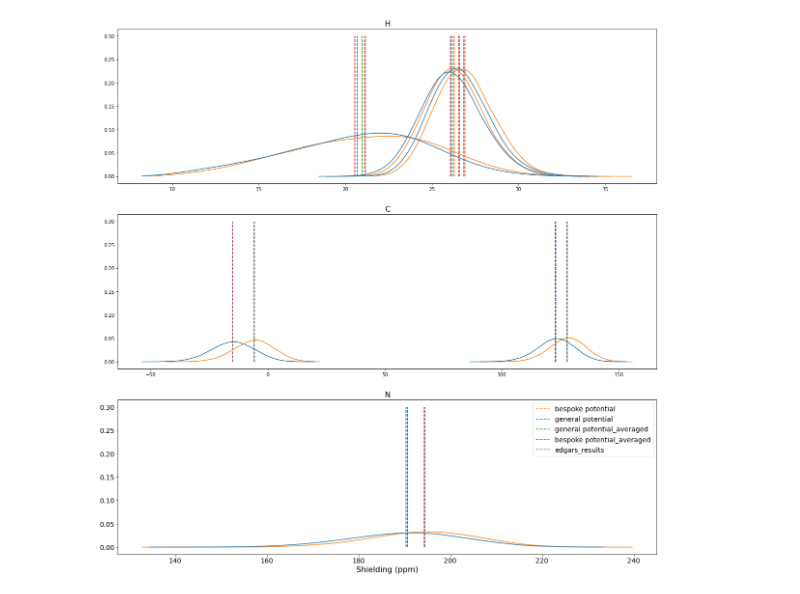
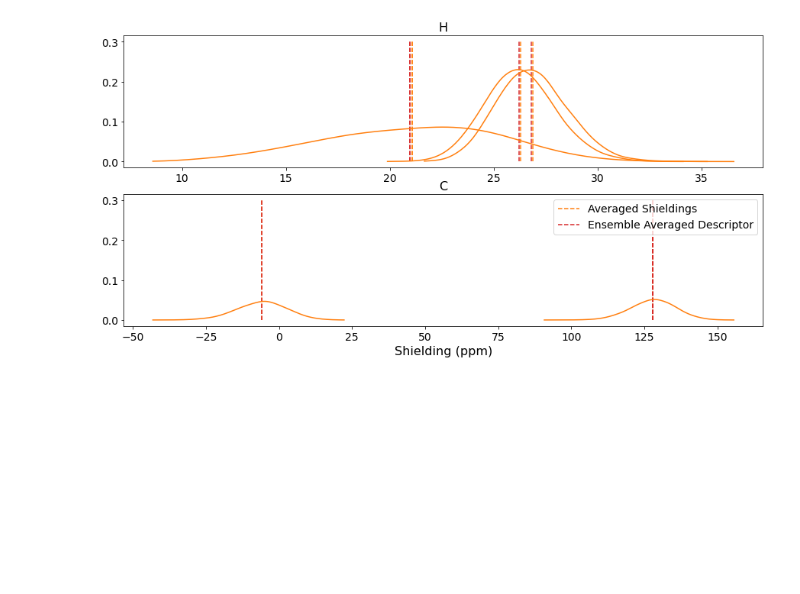
Before and after one commit to emmalumi/master_project, a Jupyter notebook: glycine_test/analyze_shieldings.ipynb, the cells around one changed output. Cells and saved outputs as stored; diff of their text form; code cells hidden in the pictures; blank space fills up the shorter version.

```diff
--- a/glycine_test/analyze_shieldings.ipynb
+++ b/glycine_test/analyze_shieldings.ipynb
@@ -151,23 +152,23 @@ plot_shieldings(gamma_cs_lmp, ax, fig, colors[1], "bespoke potential", symbols_t
 # %%
 beta_cs_lmp, beta_cs_lmp_err = process(lmp_traj_beta, beta_shieldings)
 beta_cs_mlp, beta_cs_mlp_err = process(mlp_traj_beta, beta_shieldings)
 
 beta_cs_lmp_ave, _ = process([lmp_traj_ave_beta], beta_shieldings)
 beta_cs_mlp_ave, _ = process([mlp_traj_ave_beta], beta_shieldings)
 
-symbols_to_plot = [1,6,7]
+symbols_to_plot = [1,6]
 
 fig, ax = plt.subplots(ncols=1, nrows=len(symbols_to_plot), sharey=True)
-fig.set_figheight(20)
-fig.set_figwidth(20)
+fig.set_figheight(7)
+fig.set_figwidth(15)
 
-plot_shieldings(beta_cs_lmp, ax, fig, colors[1], "bespoke potential", symbols_to_plot = symbols_to_plot )
-plot_shieldings(beta_cs_mlp, ax, fig, colors[0], "general potential", symbols_to_plot =symbols_to_plot )
-plot_shieldings(beta_cs_lmp_ave, ax, fig, colors[2], "general potential_averaged", symbols_to_plot = symbols_to_plot )
-plot_shieldings(beta_cs_mlp_ave, ax, fig, colors[3], "bespoke potential_averaged", symbols_to_plot = symbols_to_plot )
-plot_shieldings(edgars_results["glycine_beta"], ax, fig, colors[4], "edgars_results", symbols_to_plot =symbols_to_plot )
+plot_shieldings(beta_cs_lmp, ax, fig, colors[1], "Averaged Shieldings", symbols_to_plot = symbols_to_plot )
+#plot_shieldings(beta_cs_mlp, ax, fig, colors[0], "general potential", symbols_to_plot =symbols_to_plot )
+#plot_shieldings(beta_cs_mlp_ave, ax, fig, colors[2], "general potential_averaged", symbols_to_plot = symbols_to_plot )
+plot_shieldings(beta_cs_lmp_ave, ax, fig, colors[3], "Ensemble Averaged Descriptor", symbols_to_plot = symbols_to_plot )
+#plot_shieldings(edgars_results["glycine_beta"], ax, fig, colors[4], "edgars_results", symbols_to_plot = symbols_to_plot )
 # %% [output]
-[figure, old version]
+[figure, new version]
 # %%
 alpha_cs_lmp, alpha_cs_lmp_err = process(lmp_traj_alpha, alpha_shieldings)
 alpha_cs_mlp, alpha_cs_mlp_err = process(mlp_traj_alpha, alpha_shieldings)
```
Also changed, not shown: parts of 8 cells of this notebook, 2 other files.
